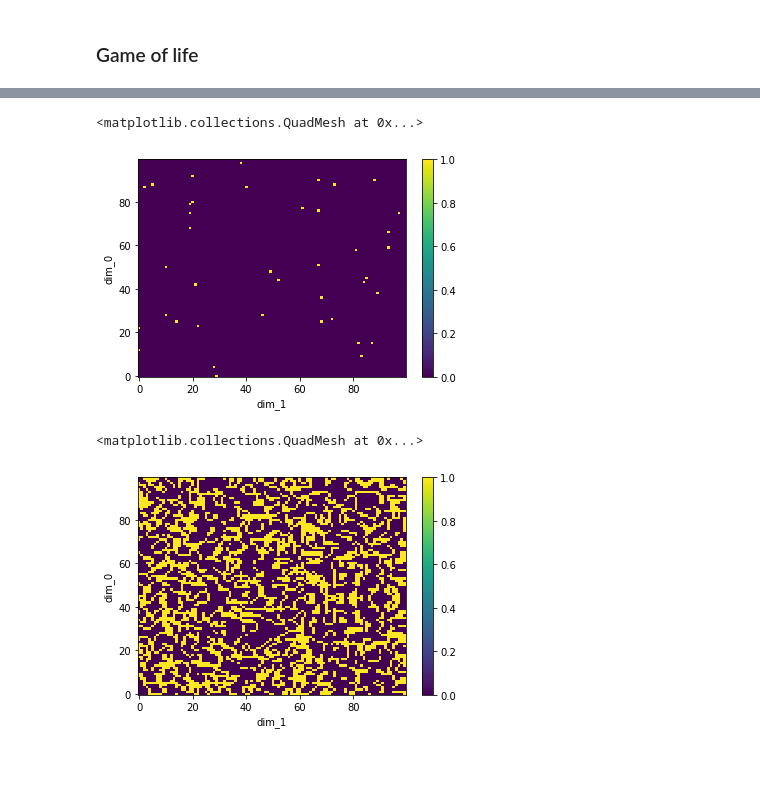
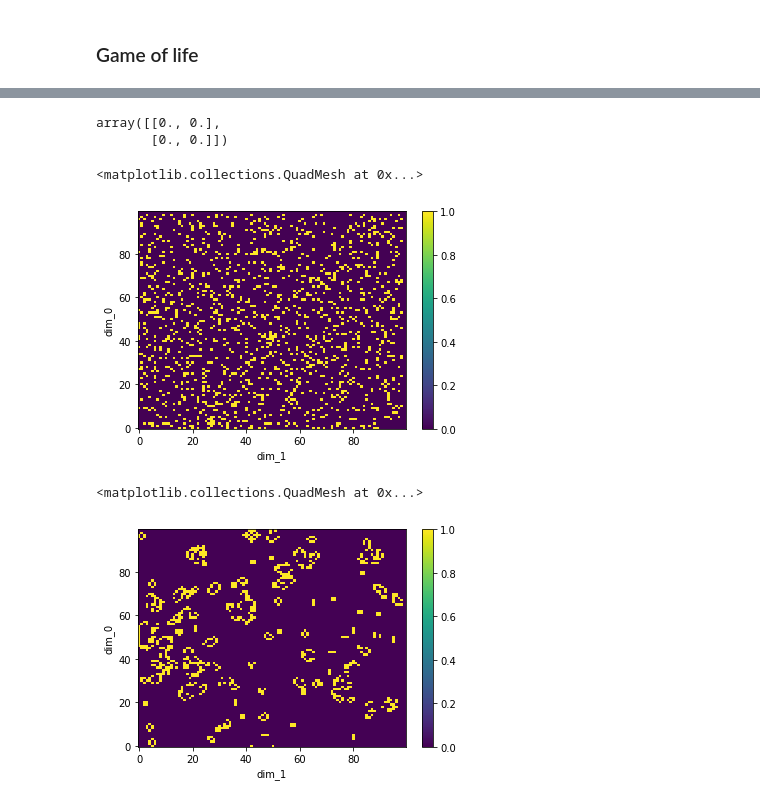
Before and after one commit to cesaraustralia/WindDispersalForecastTool, a Jupyter notebook: Scripts/CA_codes_example.ipynb, the cells around one changed output, grey strips where cells are left out. Drawn from its saved outputs; the diff is of its cells as text; code cells hidden in the pictures; blank space fills up the shorter version.

```diff
--- a/Scripts/CA_codes_example.ipynb
+++ b/Scripts/CA_codes_example.ipynb
@@ -355,36 +355,46 @@ np.random.randint(0, xlen -1)
 xlen = 100
 ylen = 100
 cells = np.zeros((xlen, ylen))
+# cells[5:7, 5:7] = 1
+
 newcl = cells.copy()
 
-for i in range(40):
+# craete random alive cells
+for i in range(1500):
     cells[np.random.randint(0, xlen -1), np.random.randint(0, ylen -1)] = 1
+
+cells[5:7, 5:7]
+# %% [output]
+array([[0., 0.],
+       [0., 0.]])
 # %%
 xr.DataArray(cells).plot()
 # %% [output]
 <matplotlib.collections.QuadMesh at 0x...>
-[figure, old version]
+[figure, new version]
 # %%
 for x in range(xlen):
+
     for y in range(ylen):
         nb = []
-        for i in [-1, 0 , 1]:
+        for i in [-1, 0, 1]:
             for j in [-1, 0, 1]:
                 if x + i < xlen and y + j < ylen:
-                    nb.append(cells[x+i, y+j])
+                    if abs(i)+abs(j) > 0:
+                        nb.append(cells[x+i, y+j])
         if cells[x, y] == 1 and sum(nb) >= 4:
             newcl[x, y] = 0
-        elif cells[x, y] == 1 and sum(nb) <= 1:
+        if cells[x, y] == 1 and sum(nb) <= 1:
             newcl[x, y] = 0
-        elif cells[x, y] == 0 and sum(nb) == 3:
+        if cells[x, y] == 1 and sum(nb) == 3 or sum(nb) == 2:
             newcl[x, y] = 1
-        elif cells[x, y] == 1 and sum(nb) == 3 or sum(nb) == 2:
+        if cells[x, y] == 0 and sum(nb) == 3:
             newcl[x, y] = 1
-        elif cells[x, y] == 0 and sum(nb) != 3:
+        if cells[x, y] == 0 and sum(nb) != 3:
             newcl[x, y] = 0
 
 cells = newcl.copy()
 xr.DataArray(cells).plot()
 # %% [output]
 <matplotlib.collections.QuadMesh at 0x...>
-[figure, old version]
+[figure, new version]
```
Also changed, not shown: parts of 3 cells of this notebook.
